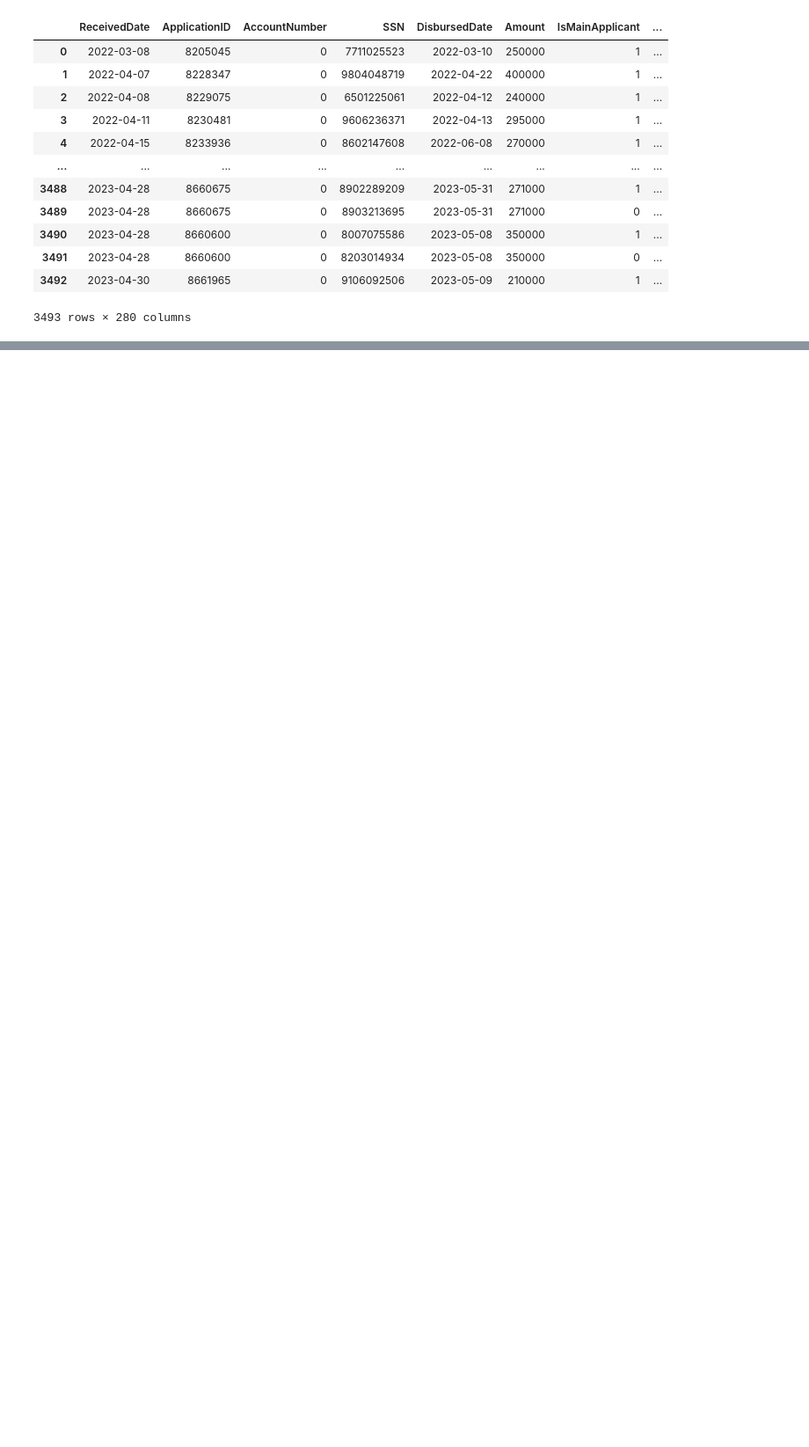
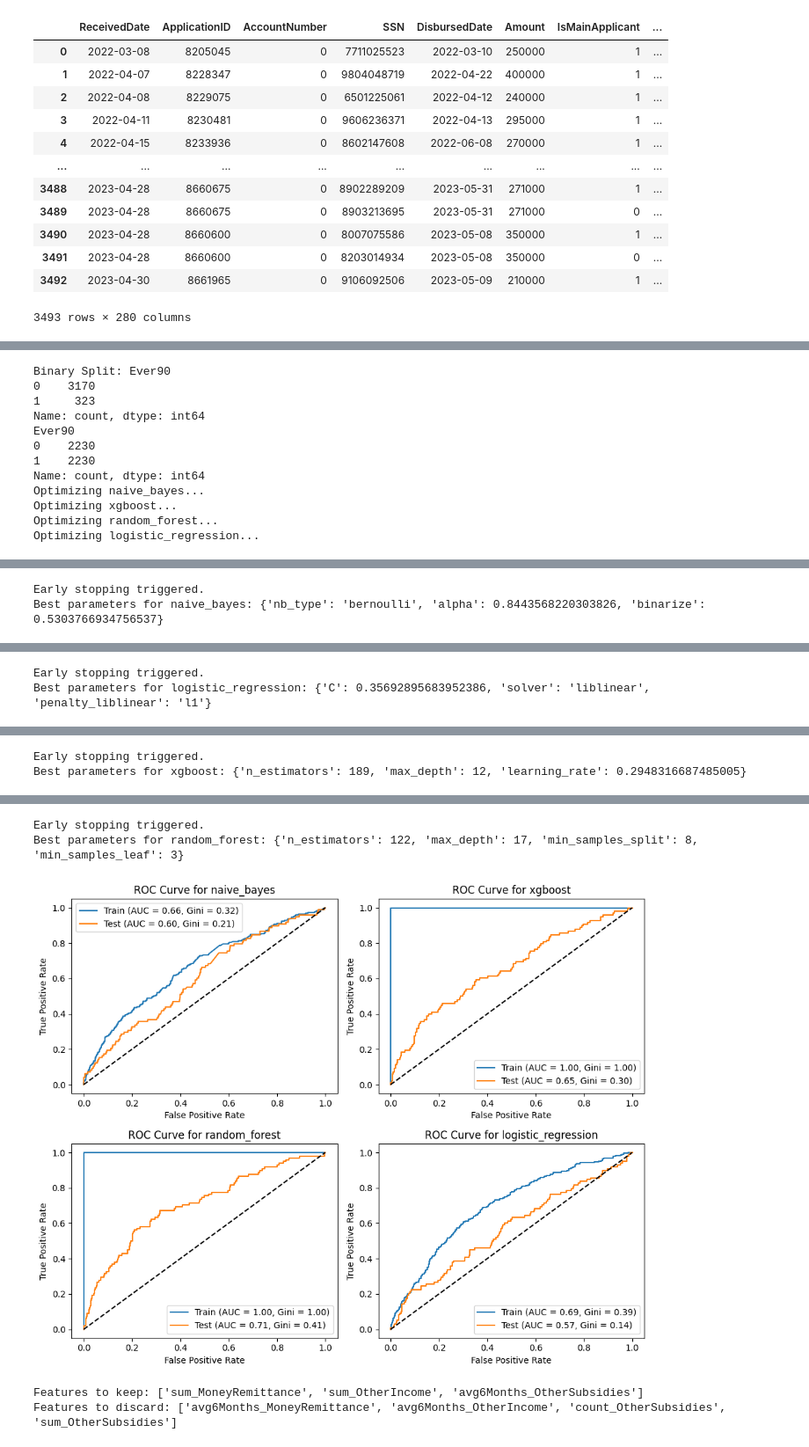
Before and after one commit to AndreasNilssonNstart/PSD2-Data-Engineering-Modeling-DATA-258, a Jupyter notebook: 2. Python/1.1 Target Hypothesis.ipynb, the cells around one changed output, grey strips where cells are left out. Shown at 88% size. Cells and saved outputs as stored; diff of their text form; code cells hidden in the pictures; blank space fills up the shorter version.

```diff
--- a/2. Python/1.1 Target Hypothesis.ipynb
+++ b/2. Python/1.1 Target Hypothesis.ipynb
@@ -396,0 +281,12 @@ NameError: name 'optimize_model' is not defined
+# %%
+
+# Keep the first feature (column)
+first_feature = base.iloc[:, 0]
+
+# Select columns from 50 to 100 (note: column index is 0-based, so 50-100 is 49-99)
+selected_features = base.iloc[:, 49:100]
+
+# Combine the first feature with the selected features
+forforsta = pd.concat([first_feature, selected_features], axis=1)
+
+forforsta
@@ -396,0 +307,39 @@ NameError: name 'optimize_model' is not defined
+# %%
+
+
+
+
+
+preprocessor = DataPreprocessor(forforsta)
+(Xtrain, Ytrain), (Xtest, Ytest), train_upsampled,  = preprocessor.get_split_data_with_upsample_and_scaling(0.7)
+
+# Example usage
+models = ['naive_bayes', 'xgboost', 'random_forest', 'logistic_regression']
+
+optimizer = ModelOptimizer(models=models, X_train=Xtrain, y_train=Ytrain, n_trials=100)
+best_params, best_models = optimizer.run()
+
+# Usage
+# Assuming best_models, Xtrain, Ytrain, Xtest, Ytest, train_upsampled are predefined
+evaluator = ModelEvaluator(Xtrain, Ytrain, Xtest, Ytest, best_models)
+evaluator.evaluate_models()
+evaluator.plot_roc_curves()
+
+
+# Usage
+# Assuming best_models, train_upsampled, and forforsta are predefined
+feature_importance = FeatureImportance(train_upsampled, best_models, forforsta)
+feature_importance.calculate_importances()
+feature_importance.calculate_cumulative_importance()
+features_to_keep, features_to_discard = feature_importance.find_highly_correlated_features()
+
+print("Features to keep:", features_to_keep)
+print("Features to discard:", features_to_discard)
+
+sorted_features = feature_importance.plot_importances()
+
+
+## Filter away highly correlated features and take away the absolut worst
+filtered_list = [item for item in sorted_features if item not in features_to_discard]
+SelectionTwo = filtered_list[:30]
+# %% [output]
@@ -396,0 +353,12 @@ NameError: name 'optimize_model' is not defined
+Binary Split: Ever90
+0    3170
+1     323
+Name: count, dtype: int64
+Ever90
+0    2230
+1    2230
+Name: count, dtype: int64
+Optimizing naive_bayes...
+Optimizing xgboost...
+Optimizing random_forest...
+Optimizing logistic_regression...
@@ -396,0 +375,2 @@ NameError: name 'optimize_model' is not defined
+Early stopping triggered.
+Best parameters for naive_bayes: {'nb_type': 'bernoulli', 'alpha': 0.8443568220303826, 'binarize': 0.5303766934756537}
@@ -396,0 +394,2 @@ NameError: name 'optimize_model' is not defined
+Early stopping triggered.
+Best parameters for logistic_regression: {'C': 0.35692895683952386, 'solver': 'liblinear', 'penalty_liblinear': 'l1'}
@@ -396,0 +416,2 @@ NameError: name 'optimize_model' is not defined
+Early stopping triggered.
+Best parameters for xgboost: {'n_estimators': 189, 'max_depth': 12, 'learning_rate': 0.2948316687485005}
@@ -396,0 +422,5 @@ NameError: name 'optimize_model' is not defined
+Early stopping triggered.
+Best parameters for random_forest: {'n_estimators': 122, 'max_depth': 17, 'min_samples_split': 8, 'min_samples_leaf': 3}
+[figure, added]
+Features to keep: ['sum_MoneyRemittance', 'sum_OtherIncome', 'avg6Months_OtherSubsidies']
+Features to discard: ['avg6Months_MoneyRemittance', 'avg6Months_OtherIncome', 'count_OtherSubsidies', 'sum_OtherSubsidies']
```
Also changed, not shown: parts of 36 cells of this notebook, 5 other files.
